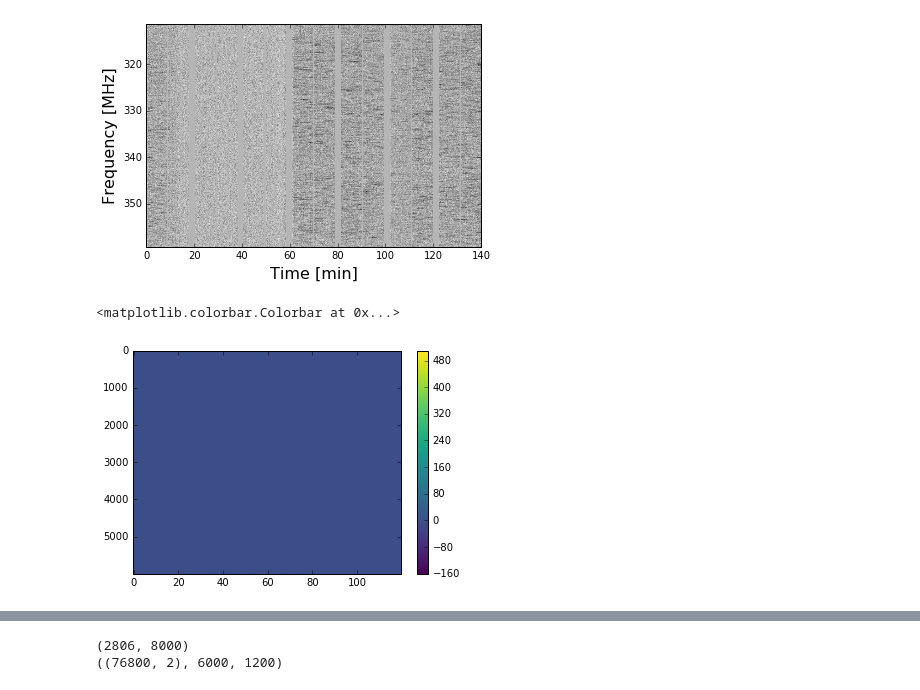
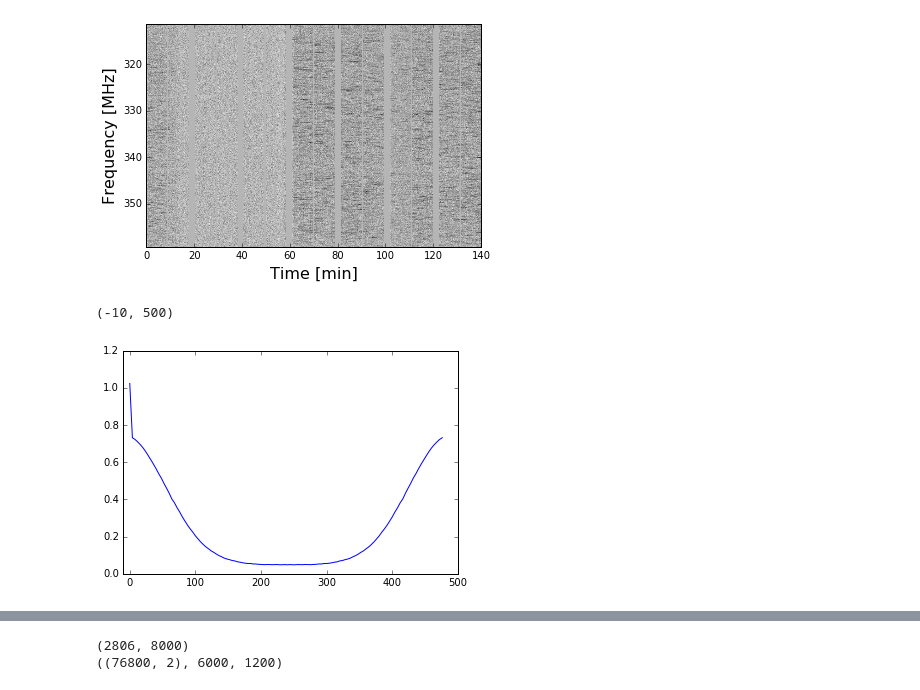
Before and after one commit to ramain/scint_analysis, a Jupyter notebook: b1957_GPs/B1957coherent.ipynb, the cells around one changed output, grey strips where cells are left out. Drawn from its saved outputs; the diff is of its cells as text; code cells hidden in the pictures.

```diff
--- a/b1957_GPs/B1957coherent.ipynb
+++ b/b1957_GPs/B1957coherent.ipynb
@@ -459,53 +459,45 @@ if figures:
 # %%
 """
 Compute correlation timescale from dynspec
 
 R  =       (p1-p1.mean) * (p2-p2.mean)
            ___________________________
 
-     sqrt((sig1^2 - sig1n^2)(sig1^2 - sig1n^2))
+     sqrt((sig1^2 - sig1n^2)(sig2^2 - sig2n^2))
 
 """
 %matplotlib inline
 chunk = 120
-start = 410
 
-dyncorr = np.zeros((chunk,dyn_signal.shape[1]))
-dynbg = np.zeros((chunk,dyn_signal.shape[1]))
-tdyncorr = []
+dyncorr = np.zeros(chunk)
+tdyncorr = np.zeros(chunk)
 
 noise_autocorr = np.array(dyn_noise)**2.0
 
 for i in range(chunk):
     dyn1 = np.array(dyn_signal)
     dyn2 = np.roll(dyn1,i,axis=0)
 
     dynbg1 = np.array(dyn_noise)
     dynbg2 = np.roll(dyn_noise,i, axis=0)
 
-    autoc = (dyn1 - np.mean(dyn1, axis=0, keepdims=True))  * (dyn2 - np.mean(dyn2, axis=0, keepdims=True))
+    autoc = (dyn1 - np.mean(dyn1))  * (dyn2 - np.mean(dyn2))
     crossterms = dyn1*dynbg2 + dyn2*dynbg1
     bgcorr = dynbg1*dynbg2
 
-    std1 = np.std(dyn1, axis=0, keepdims=True)**2.0 - np.std(dynbg1, axis=0, keepdims=True)**2.0
-    std2 = np.std(dyn2, axis=0, keepdims=True)**2.0 - np.std(dynbg2, axis=0, keepdims=True)**2.0
+    std1 = np.std(dyn1)**2.0 - np.std(dynbg1)**2.0
+    std2 = np.std(dyn2)**2.0 - np.std(dynbg2)**2.0
 
-    dyncorr[i] = np.mean(autoc/np.sqrt(std1*std2), axis=0)
+    if i == 0:
+        dyncorr[i] = np.mean((autoc-bgcorr-crossterms) /np.sqrt(std1*std2))
 
+    else:
+        dyncorr[i] = np.mean((autoc) /np.sqrt(std1*std2))
 
-    #if i == 0:
-    #    dyncorr[i] = np.mean(autoc-crossterms-bgcorr, axis=0)
-    #else:
-    #    dyncorr[i] = np.mean(autoc, axis=0)
+    tdyncorr[i] = i*4
 
-
-    #dyncorr[i] = np.mean(autoc, axis=0)
-    tdyncorr.append(i*4)
-
-dyncorr = np.array(dyncorr)
-
-plt.imshow(dyncorr.T, interpolation='nearest', aspect='auto', cmap=cm.viridis)
-plt.colorbar()
+plt.plot(tdyncorr, dyncorr)
+plt.xlim(-10,500)
 # %% [output]
-<matplotlib.colorbar.Colorbar at 0x...>
+(-10, 500)
-[figure, old version]
+[figure, new version]
```
Also changed, not shown: parts of 11 cells of this notebook.
